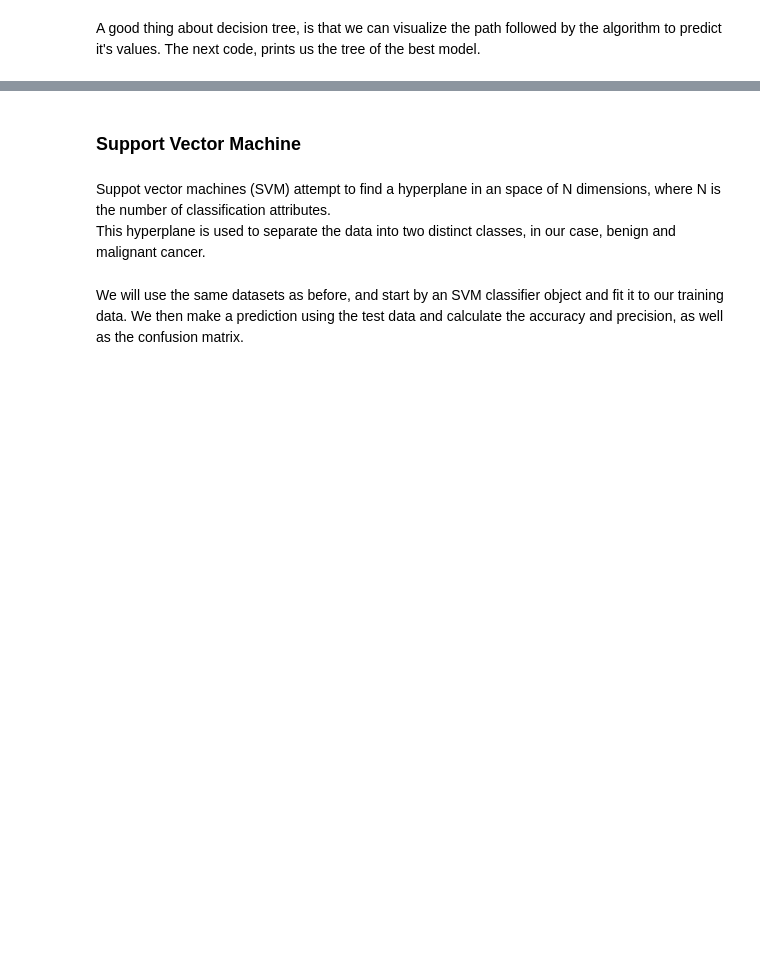
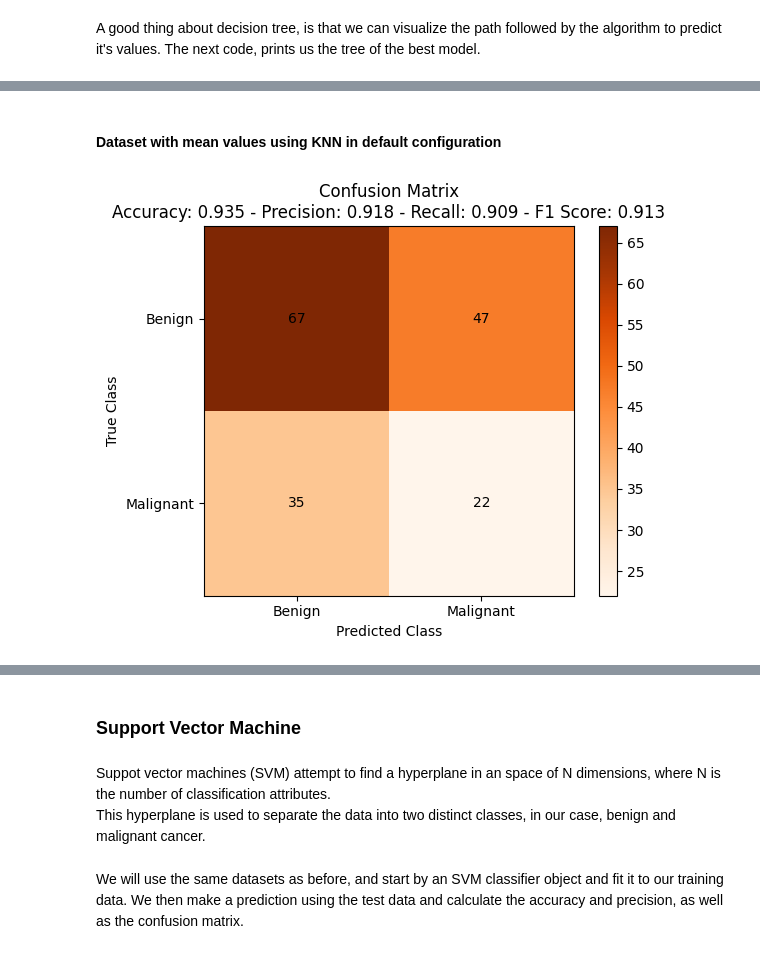
Before and after one commit to yoxerao/IA-proj2-FEUP, a Jupyter notebook: src/IART_proj2.ipynb, the cells around one changed output, grey strips where cells are left out. Cells and saved outputs as stored; diff of their text form; code cells hidden in the pictures; blank space fills up the shorter version.

```diff
--- a/src/IART_proj2.ipynb
+++ b/src/IART_proj2.ipynb
@@ -291,0 +528,6 @@ _ = tree.plot_tree(best_model,
+# %% [markdown]
+#### Dataset with mean values using KNN in default configuration
+# %%
+run_knn_predictions(2, 12)
+# %% [output]
+[figure, added]
```
Also changed, not shown: parts of 47 cells of this notebook, 1 other file.
